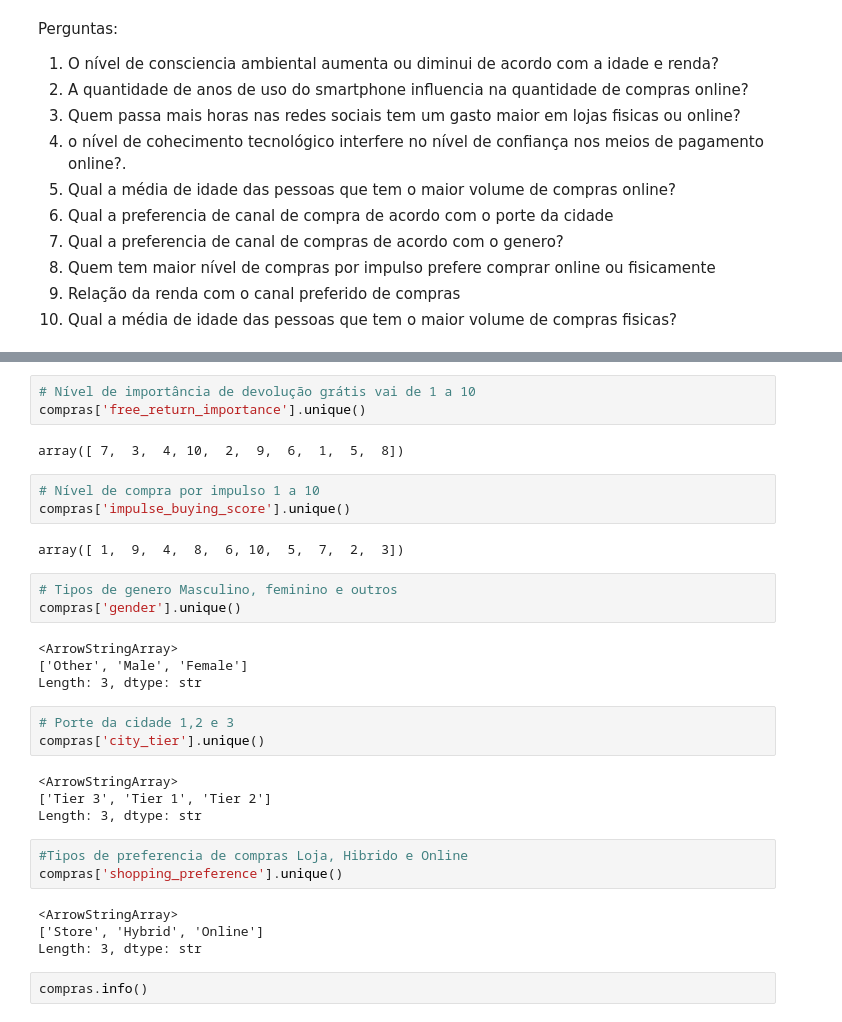
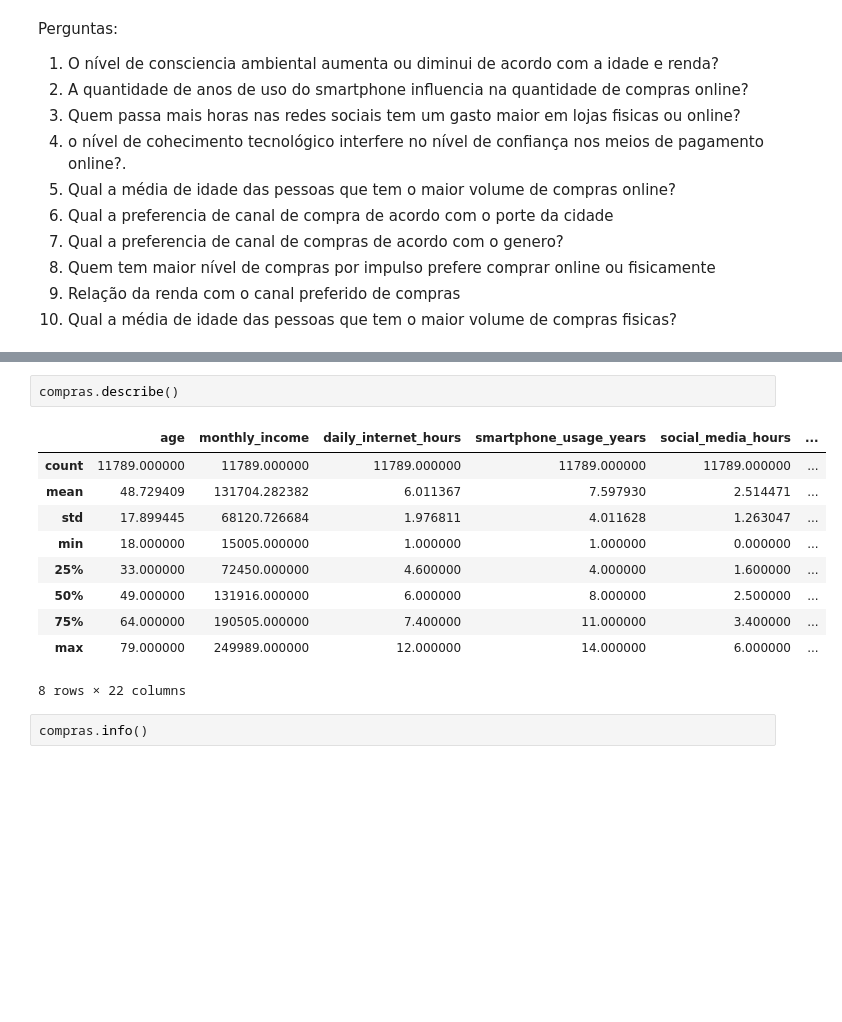
Before and after one commit to Tianeto/projeto_final_tec_prog, a Jupyter notebook: projeto_analise_compras.ipynb, the cells around one changed output, grey strips where cells are left out. Drawn from its saved outputs; the diff is of its cells as text; blank space fills up the shorter version.

```diff
--- a/projeto_analise_compras.ipynb
+++ b/projeto_analise_compras.ipynb
@@ -62,34 +52,16 @@ array([ 6,  9,  8, 10,  5,  7,  3,  1,  4,  2])
-# %%
-# Nível de importância de devolução grátis vai de 1 a 10
-compras['free_return_importance'].unique()
-# %% [output]
-array([ 7,  3,  4, 10,  2,  9,  6,  1,  5,  8])
-# %%
-# Nível de compra por impulso 1 a 10
-compras['impulse_buying_score'].unique()
-# %% [output]
-array([ 1,  9,  4,  8,  6, 10,  5,  7,  2,  3])
-# %%
-# Tipos de genero Masculino, feminino e outros
-compras['gender'].unique()
-# %% [output]
-<ArrowStringArray>
-['Other', 'Male', 'Female']
-Length: 3, dtype: str
-# %%
-# Porte da cidade 1,2 e 3
-compras['city_tier'].unique()
-# %% [output]
-<ArrowStringArray>
-['Tier 3', 'Tier 1', 'Tier 2']
-Length: 3, dtype: str
-# %%
-#Tipos de preferencia de compras Loja, Hibrido e Online
-compras['shopping_preference'].unique()
-# %% [output]
-<ArrowStringArray>
-['Store', 'Hybrid', 'Online']
-Length: 3, dtype: str
+# %%
+compras.describe()
+# %% [output]
+|  | age | monthly_income | daily_internet_hours | smartphone_usage_years | social_media_hours | ... |
+| count | 11789.000000 | 11789.000000 | 11789.000000 | 11789.000000 | 11789.000000 | ... |
+| mean | 48.729409 | 131704.282382 | 6.011367 | 7.597930 | 2.514471 | ... |
+| std | 17.899445 | 68120.726684 | 1.976811 | 4.011628 | 1.263047 | ... |
+| min | 18.000000 | 15005.000000 | 1.000000 | 1.000000 | 0.000000 | ... |
+| 25% | 33.000000 | 72450.000000 | 4.600000 | 4.000000 | 1.600000 | ... |
+| 50% | 49.000000 | 131916.000000 | 6.000000 | 8.000000 | 2.500000 | ... |
+| 75% | 64.000000 | 190505.000000 | 7.400000 | 11.000000 | 3.400000 | ... |
+| max | 79.000000 | 249989.000000 | 12.000000 | 14.000000 | 6.000000 | ... |
+8 rows × 22 columns
 # %%
 compras.info()
 # %% [output]
```
Also changed, not shown: parts of 11 cells of this notebook.
